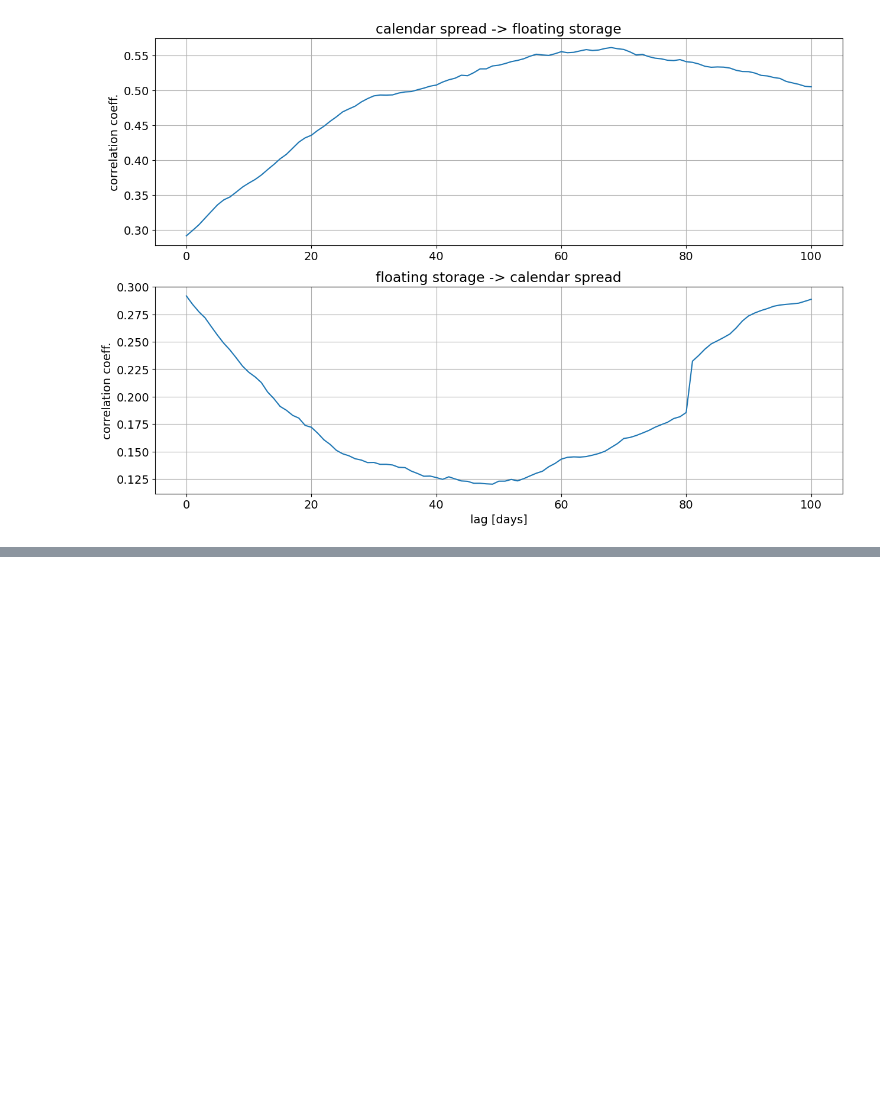
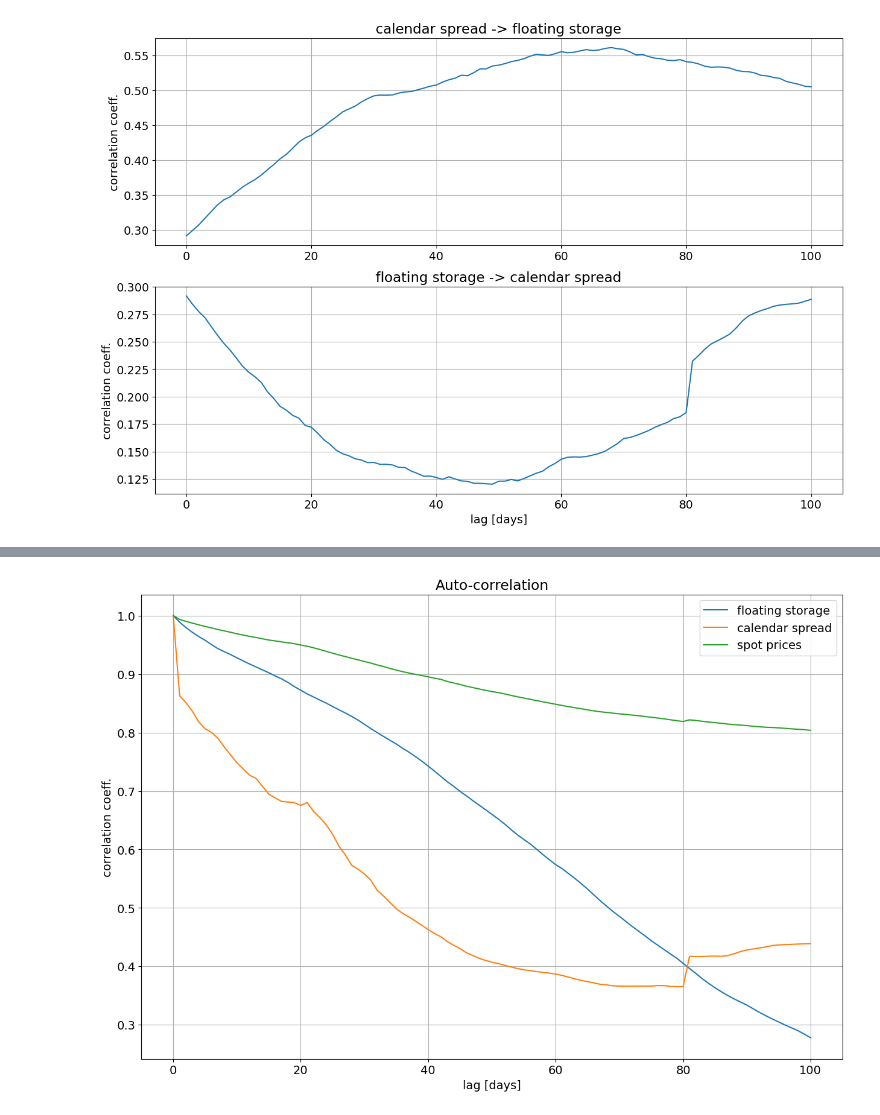
Before and after one commit to S-Dassou/crude_analysis_project, a Jupyter notebook: crude_fs_analysis.ipynb, the cells around one changed output, grey strips where cells are left out. Saved outputs shown, nothing was run; the diff lists cells and outputs as text; code cells hidden in the pictures; blank space fills up the shorter version.

```diff
--- a/crude_fs_analysis.ipynb
+++ b/crude_fs_analysis.ipynb
@@ -239,0 +256,13 @@ plot_crosscorr(calendar_spread, floating_storage, maxlag=MAXLAG, label_x='calend
+# %%
+lags = np.arange(0, MAXLAG+1)
+
+crosscorr(floating_storage, floating_storage, lags).plot()
+crosscorr(calendar_spread, calendar_spread, lags).plot()
+crosscorr(spot_prices, spot_prices, lags).plot()
+plt.grid()
+plt.title('Auto-correlation')
+plt.legend(['floating storage', 'calendar spread', 'spot prices'])
+plt.xlabel('lag [days]')
+plt.ylabel('correlation coeff.');
+# %% [output]
+[figure, added]
```
Also changed, not shown: parts of 29 cells of this notebook, 2 other files.
